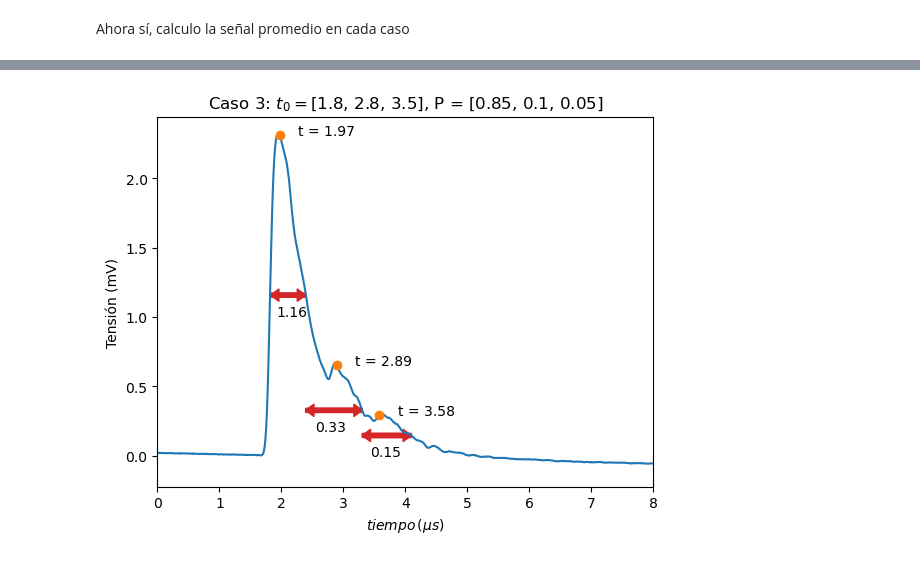
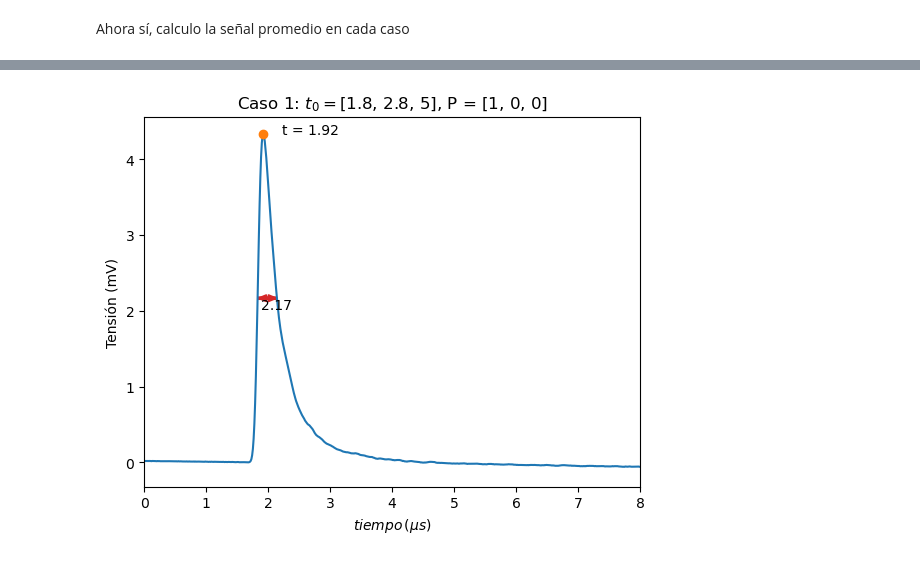
Before and after one commit to Lupama2/IntroPython, a Jupyter notebook: Ejercicios a entregar/Final/simulacion_de_medicion_y_analisis_de_datos.ipynb, the cells around one changed output, grey strips where cells are left out. Saved outputs shown, nothing was run; the diff lists cells and outputs as text; code cells hidden in the pictures.

```diff
--- a/Ejercicios a entregar/Final/simulacion_de_medicion_y_analisis_de_datos.ipynb
+++ b/Ejercicios a entregar/Final/simulacion_de_medicion_y_analisis_de_datos.ipynb
@@ -5,16 +5,19 @@
 import numpy as np
 import matplotlib.pyplot as plt
 import matplotlib.animation as animation
-import math
 from scipy.integrate import trapezoid
 
 from scipy import interpolate
 from scipy.signal import argrelextrema
 from scipy.stats import skewnorm
 from scipy.optimize import least_squares
+from scipy.stats import betaprime, norm
+from scipy.stats import bernoulli
+from scipy.integrate import quad
+
 
 #Defino ctes
-pi = math.pi
+pi = np.pi
 # %%
 #Defino tiempo inicial y tiempo final
 t_ini = 0
@@ -373,7 +368,6 @@ def mediciones(T0_P, N, M):
     t_array (ndarray de dimensión M): tiempos
     mediciones_array (ndarray de dimensión NxM): matriz donde cada fila corresponde a una medición distinta
     '''
-
     mediciones_array = np.empty([N, M])
     for i in range(N):
         # print(i, " de ", N)
@@ -383,7 +377,7 @@ def mediciones(T0_P, N, M):
 
 def mediciones_mean(T0_P, N, M):
     '''
-    Promedio de N mediciones
+    Promedio de N mediciones con centros de las señales y probabilidades de ocurrencia determinados.
 
     Parameters
     ----------
@@ -480,6 +494,11 @@ def ancho_media(t_array, signal_mean, maximums):
     Estoy asumiendo que se puede distinguir el pico a altura media
 
     Los máximos tienen que estar ubicados de izquierda a derecha
+
+    Hacer documentación de la función TO-DO
+    Cambiarla para que haga un ajuste de los datos y en función de eso se calcule el ancho a altura media TO-DO
+    Aclarar qué significa "ancho a media altura" en esta función y en el markdown de Ejericio 3 y 4 más arriba TO-DO
+
     '''
     t_maxrel, maxrel = maximums
 
@@ -601,7 +628,3 @@ def area_under_pico(params):
 # params_optimos = least_squares(fit_func_dif, x0 = [1., -1., 1., 0.2])["x"]
 # %% [markdown]
 Ahora sí, calculo la señal promedio en cada caso
-# %%
-test = [1,2,3,4]
-for i, t in enumerate(test):
-    print(i)
@@ -632,40 +631,40 @@ for i,T0_P in enumerate(T0_Ps):
 # %%
 thresholds = [0.3, 0.1, 0.1]
 
-i = 2
+for i in range(3):
+    x_array = t_array[i]
+    signal_mean = mediciones_mean_array[i]
+    threshold = thresholds[i]
 
-x_array = t_array[i]
-signal_mean = mediciones_mean_array[i]
-threshold = thresholds[i]
+    #Grafico
+    plt.plot(x_array, signal_mean, label = "Medición promedio")
+    #Agregar cuántas mediciones se promediaron TO-DO . Sacar "Caso" y reescribir T0 y P0 de forma más entendible (no como una lista)
+    plt.title(f"Caso {i + 1}: $t_0 = $" + str(list(T0_Ps[i].keys())) + ", P = " + str(list(T0_Ps[i].values())))
+    plt.ylabel("Tensión (mV)")
+    plt.xlabel("$tiempo \, (\mu s)$")
+    plt.xlim([0,8])
 
-#Grafico
-plt.plot(x_array, signal_mean, label = "Medición promedio")
-plt.title(f"Caso {i + 1}: $t_0 = $" + str(list(T0_Ps[i].keys())) + ", P = " + str(list(T0_Ps[i].values())))
-plt.ylabel("Tensión (mV)")
-plt.xlabel("$tiempo \, (\mu s)$")
-plt.xlim([0,8])
+    #Busco los máximos relativos
+    t_maxrel, maxrel = max_rel(x_array, signal_mean, threshold)
 
-#Busco los máximos relativos
-t_maxrel, maxrel = max_rel(x_array, signal_mean, threshold)
+    #Grafico puntos en cada máximo junto al valor correspondiente
+    plt.plot(t_maxrel, maxrel, "o") #marker=11
+    for i in range(len(t_maxrel)):
+        plt.text(t_maxrel[i] + 0.3, maxrel[i], f"t = {round(t_maxrel[i],2)}")
 
-#Grafico puntos en cada máximo junto al valor correspondiente
-plt.plot(t_maxrel, maxrel, "o") #marker=11
-for i in range(len(t_maxrel)):
-    plt.text(t_maxrel[i] + 0.3, maxrel[i], f"t = {round(t_maxrel[i],2)}")
+    #Calculo el ancho a mitad de altura
+    anchos = ancho_media(x_array, signal_mean, (t_maxrel, maxrel))
+    print(anchos)
+    #Grafico el ancho como una flecha junto al valor correspondiente
+    for altura_media in anchos:
+        print(altura_media)
+        x_ini = anchos[altura_media][0]
+        x_fin = anchos[altura_media][1]
+        # print(x_ini, x_fin)
+        plt.arrow(x_ini,altura_media, x_fin - x_ini,0, width = .03, length_includes_head = True, edgecolor = 'tab:red', color = "tab:red")
+        plt.arrow(x_fin,altura_media, -(x_fin - x_ini),0, width = .03, length_includes_head = True, edgecolor = 'tab:red', color = "tab:red")
 
-#Calculo el ancho a mitad de altura
-anchos = ancho_media(x_array, signal_mean, (t_maxrel, maxrel))
-print(anchos)
-#Grafico el ancho como una flecha junto al valor correspondiente
-for altura_media in anchos:
-    print(altura_media)
-    x_ini = anchos[altura_media][0]
-    x_fin = anchos[altura_media][1]
-    # print(x_ini, x_fin)
-    plt.arrow(x_ini,altura_media, x_fin - x_ini,0, width = .03, length_includes_head = True, edgecolor = 'tab:red', color = "tab:red")
-    plt.arrow(x_fin,altura_media, -(x_fin - x_ini),0, width = .03, length_includes_head = True, edgecolor = 'tab:red', color = "tab:red")
+        plt.text((x_fin+x_ini)/2 - (x_fin-x_ini)/3, altura_media - 0.15, str(round(altura_media,2)))
 
-    plt.text((x_fin+x_ini)/2 - (x_fin-x_ini)/3, altura_media - 0.15, str(round(altura_media,2)))
-
-plt.show()
+    plt.show()
 # %% [output]
@@ -676 +673 @@ plt.show()
-[figure, old version]
+[figure, new version]
```
Also changed, not shown: parts of 28 cells of this notebook.
